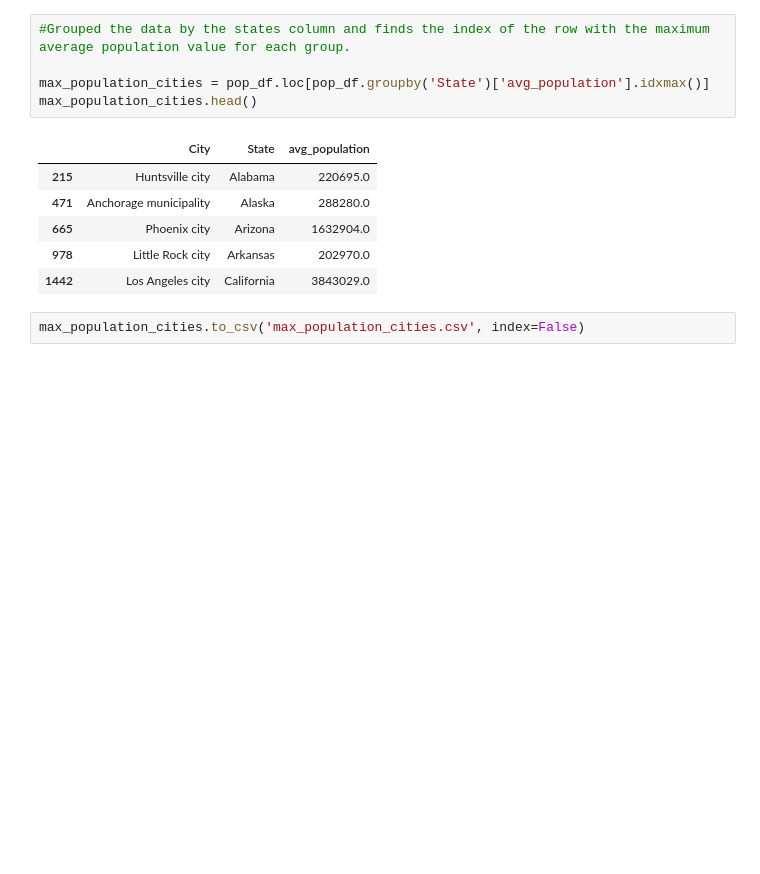
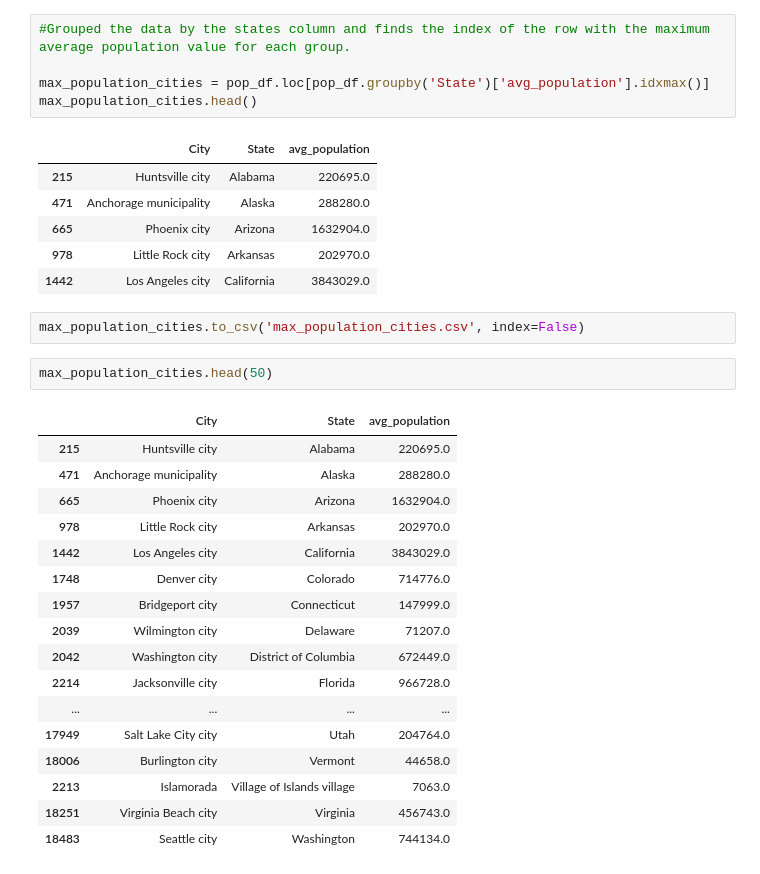
Before and after one commit to kaylamblais96/Project_3__Data_Engineering_Team_1, a Jupyter notebook: state_pop_complete.ipynb, the cells around one changed output. Cells and saved outputs as stored; diff of their text form; blank space fills up the shorter version.

```diff
--- a/state_pop_complete.ipynb
+++ b/state_pop_complete.ipynb
@@ -120,3 +120,23 @@ max_population_cities.head()
 | 1442 | Los Angeles city | California | 3843029.0 |
 # %%
 max_population_cities.to_csv('max_population_cities.csv', index=False)
+# %%
+max_population_cities.head(50)
+# %% [output]
+|  | City | State | avg_population |
+| 215 | Huntsville city | Alabama | 220695.0 |
+| 471 | Anchorage municipality | Alaska | 288280.0 |
+| 665 | Phoenix city | Arizona | 1632904.0 |
+| 978 | Little Rock city | Arkansas | 202970.0 |
+| 1442 | Los Angeles city | California | 3843029.0 |
+| 1748 | Denver city | Colorado | 714776.0 |
+| 1957 | Bridgeport city | Connecticut | 147999.0 |
+| 2039 | Wilmington city | Delaware | 71207.0 |
+| 2042 | Washington city | District of Columbia | 672449.0 |
+| 2214 | Jacksonville city | Florida | 966728.0 |
+| ... | ... | ... | ... |
+| 17949 | Salt Lake City city | Utah | 204764.0 |
+| 18006 | Burlington city | Vermont | 44658.0 |
+| 2213 | Islamorada | Village of Islands village | 7063.0 |
+| 18251 | Virginia Beach city | Virginia | 456743.0 |
+| 18483 | Seattle city | Washington | 744134.0 |
```
Also changed, not shown: parts of 3 cells of this notebook.
